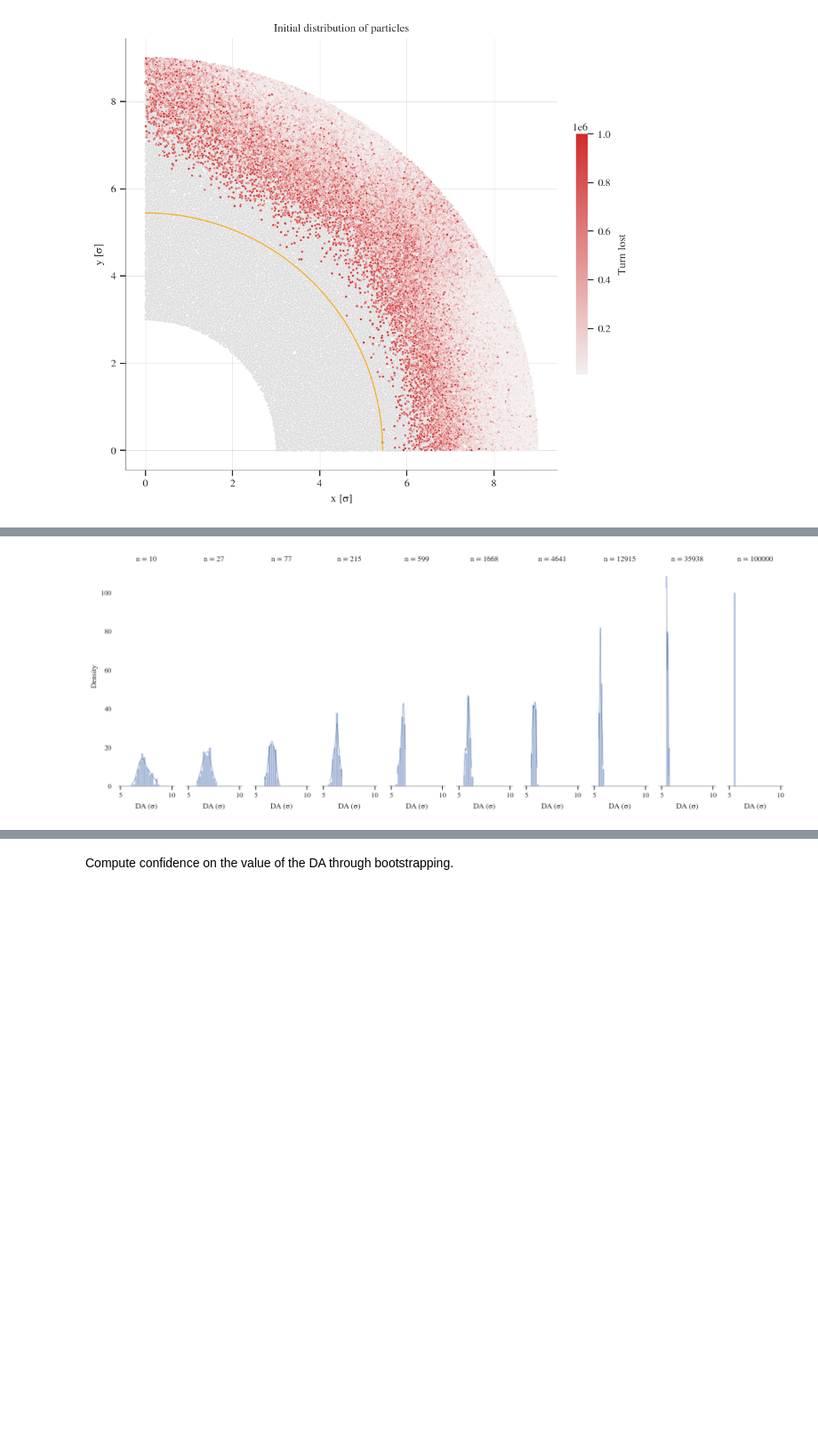
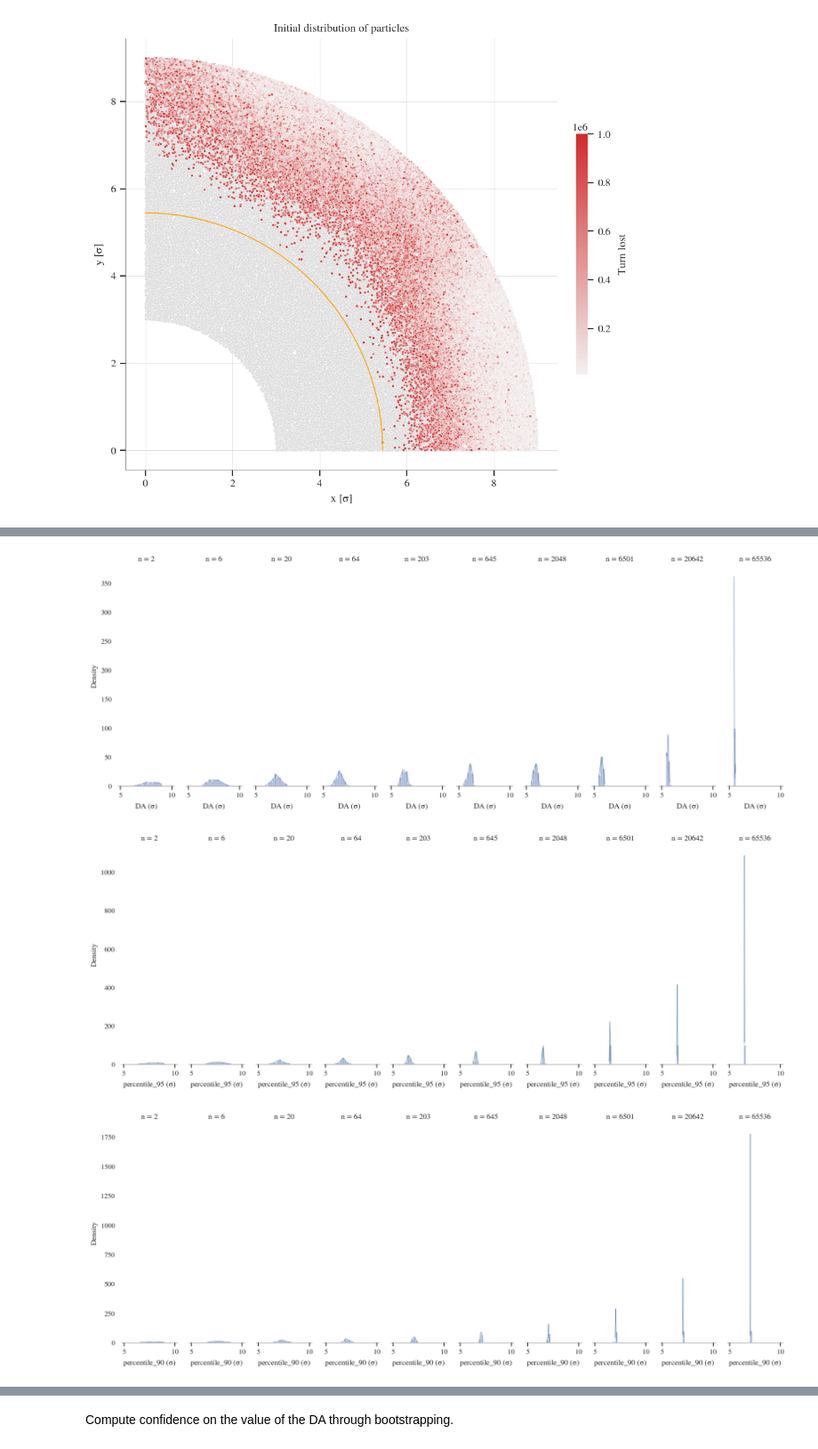
Before and after one commit to ColasDroin/DA_IPAC_2024, a Jupyter notebook: studies/analysis/analysis_convergence_DA.ipynb, the cells around one changed output, grey strips where cells are left out. Shown at 89% size. Saved outputs shown, nothing was run; the diff lists cells and outputs as text; code cells hidden in the pictures; blank space fills up the shorter version.

```diff
--- a/studies/analysis/analysis_convergence_DA.ipynb
+++ b/studies/analysis/analysis_convergence_DA.ipynb
@@ -198,7 +231,7 @@ l_distr_percentile_95 = []
 l_distr_median = []
 l_distr_percentile_90 = []
 # Get how the distribution of the DA evolves depending on the number of particles
-l_subsampling_size = np.logspace(1, 5, 10, dtype=int)
+l_subsampling_size = np.logspace(1, 16, 10, dtype=int, base = 2)
 for subsampling_size in l_subsampling_size:
     l_DA_per_sample = []
     l_distr_percentile_95_per_sample = []
@@ -308,15 +341,18 @@ plt.show()
 # %%
 # Plot all the DA distributions, with normal fit, sharing the same y-axis
 apply_better_style(right_ax = False, left_ax = False)
-fig, ax = plt.subplots(1, len(l_subsampling_size), figsize=(15, 5), sharey=True)
-for i, l_DA_per_sample in enumerate(l_distr_DA):
-    sns.histplot(l_DA_per_sample, kde=True, ax=ax[i], binrange=(5,10), binwidth = 0.2)
-    ax[i].set_title(f"n = {l_subsampling_size[i]}")
-    ax[i].set_xlabel("DA ($\sigma$)")
-    ax[i].set_ylabel("Density")
-    ax[i].grid(visible=False)
-    ax[i].tick_params(left=False, bottom=True)
+for l_variable, variable in zip([l_distr_DA, l_distr_percentile_95, l_distr_percentile_90, l_distr_median], ["DA", "percentile_95", "percentile_90", "median"]):
+    fig, ax = plt.subplots(1, len(l_subsampling_size), figsize=(15, 5), sharey=True)
+    for i, l_var_per_sample in enumerate(l_variable):
+        sns.histplot(l_var_per_sample, kde=True, ax=ax[i], binrange=(5,10), binwidth = 0.2)
+        ax[i].set_title(f"n = {l_subsampling_size[i]}")
+        ax[i].set_xlabel(variable + r" ($\sigma$)")
+        ax[i].set_ylabel("Density")
+        ax[i].grid(visible=False)
+        ax[i].tick_params(left=False, bottom=True)
 
-plt.show()
+    plt.show()
 # %% [output]
-[figure, old version]
+[figure, new version]
+[figure, added]
+[figure, added]
```
Also changed, not shown: parts of 16 cells of this notebook, 1 other file.
